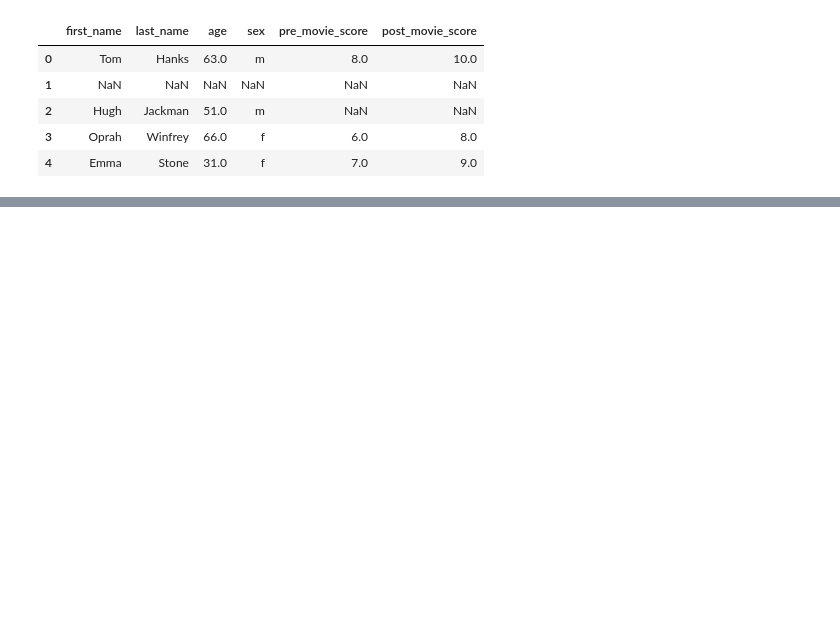
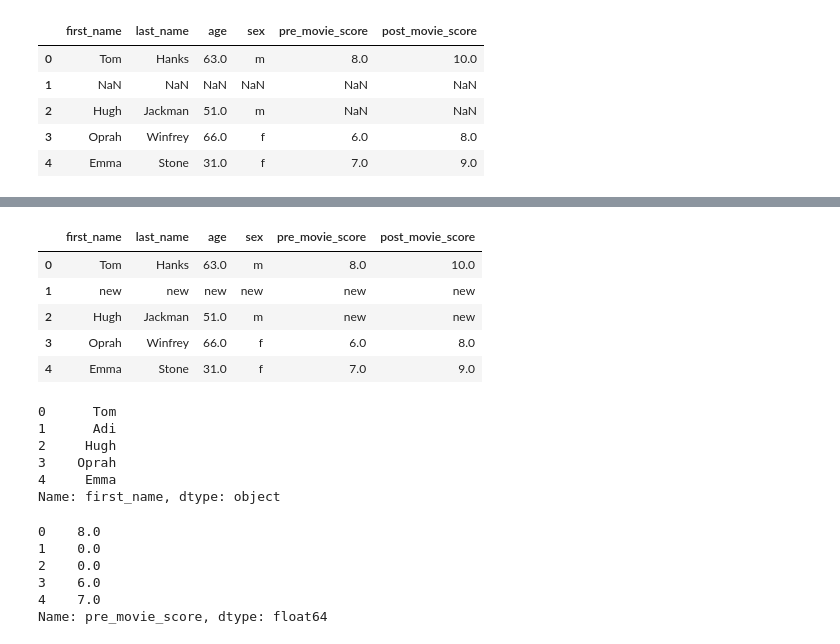
Before and after one commit to ka-53/ML-draft, a Jupyter notebook: pandas/dataframe.ipynb, the cells around one changed output, grey strips where cells are left out. Drawn from its saved outputs; the diff is of its cells as text; code cells hidden in the pictures; blank space fills up the shorter version.

Commit message:
dataframes: missing data

```diff
--- a/pandas/dataframe.ipynb
+++ b/pandas/dataframe.ipynb
@@ -1055,0 +1155,27 @@ df
+# %%
+df.fillna('new') # добавляем всем отсуствуюшим Nan 'new'
+# %% [output]
+|  | first_name | last_name | age | sex | pre_movie_score | post_movie_score |
+| 0 | Tom | Hanks | 63.0 | m | 8.0 | 10.0 |
+| 1 | new | new | new | new | new | new |
+| 2 | Hugh | Jackman | 51.0 | m | new | new |
+| 3 | Oprah | Winfrey | 66.0 | f | 6.0 | 8.0 |
+| 4 | Emma | Stone | 31.0 | f | 7.0 | 9.0 |
+# %%
+df['first_name'].fillna('Adi') # добавляем только в fisrt name 'Ади' добавиться во все где есть Nan
+# %% [output]
+0      Tom
+1      Adi
+2     Hugh
+3    Oprah
+4     Emma
+Name: first_name, dtype: object
+# %%
+df['pre_movie_score'].fillna(0) # в 'pre_movie_score' где есть Nan будет 0
+# %% [output]
+0    8.0
+1    0.0
+2    0.0
+3    6.0
+4    7.0
+Name: pre_movie_score, dtype: float64
```
Also changed, not shown: parts of 19 cells of this notebook.
